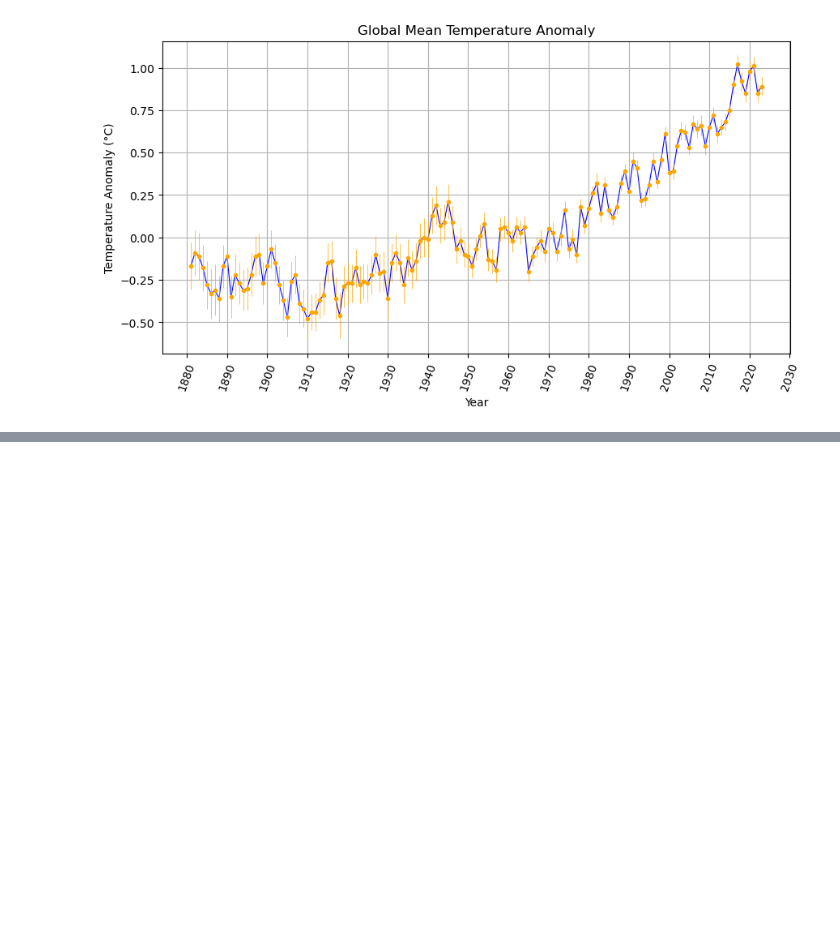
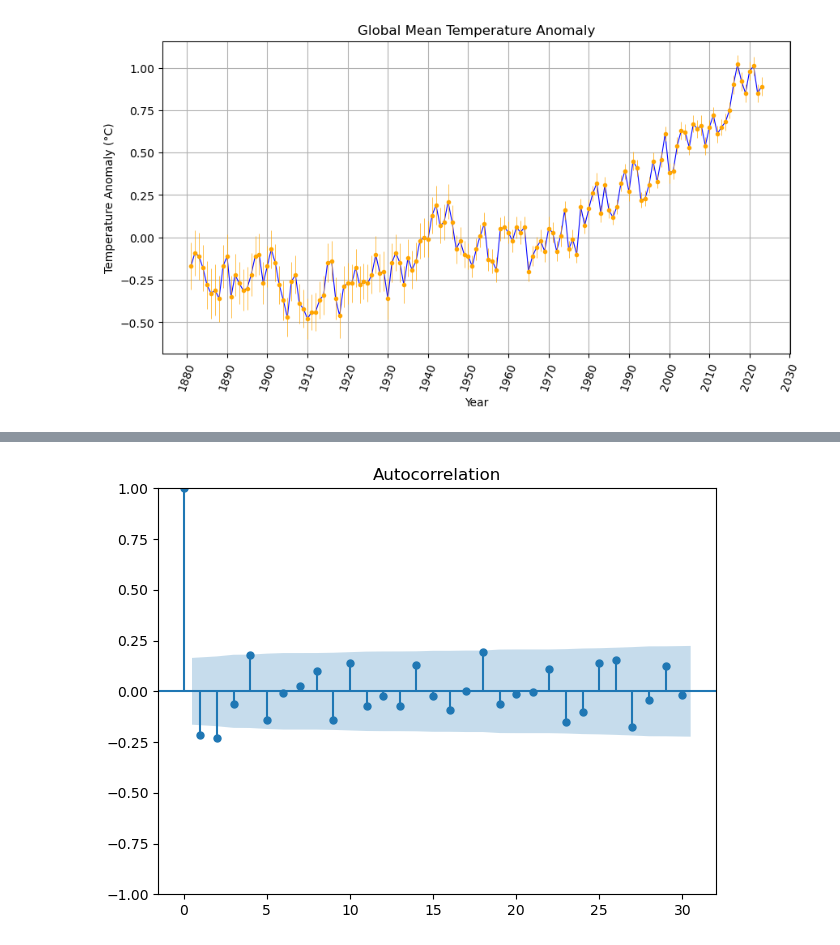
Before and after one commit to luigiselmi/climate, a Jupyter notebook: globaltemp/global_temperature_anomaly.ipynb, the cells around one changed output, grey strips where cells are left out. Cells and saved outputs as stored; diff of their text form; code cells hidden in the pictures; blank space fills up the shorter version.

```diff
--- a/globaltemp/global_temperature_anomaly.ipynb
+++ b/globaltemp/global_temperature_anomaly.ipynb
@@ -92,0 +127,5 @@ plt.savefig('giss_anomaly.png', dpi=300)
+# %%
+plot_acf(giss_temp_diff_df, lags=30)
+plt.tight_layout()
+# %% [output]
+[figure, added]
```
Also changed, not shown: parts of 5 cells of this notebook.
